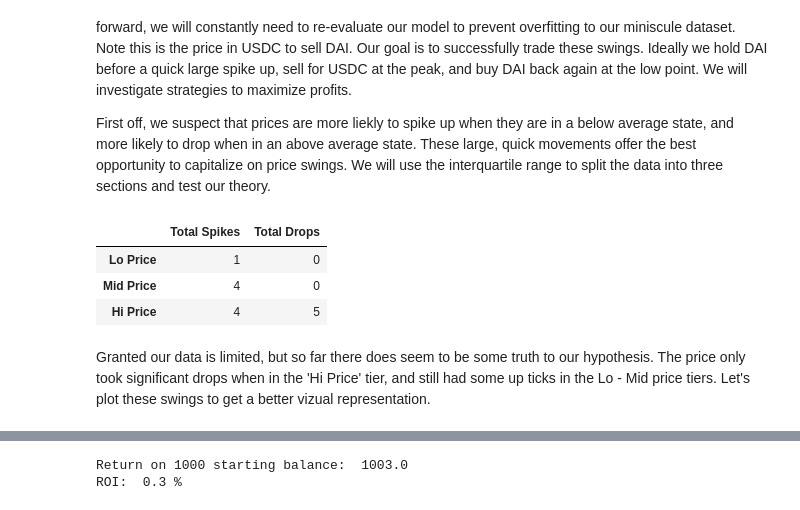
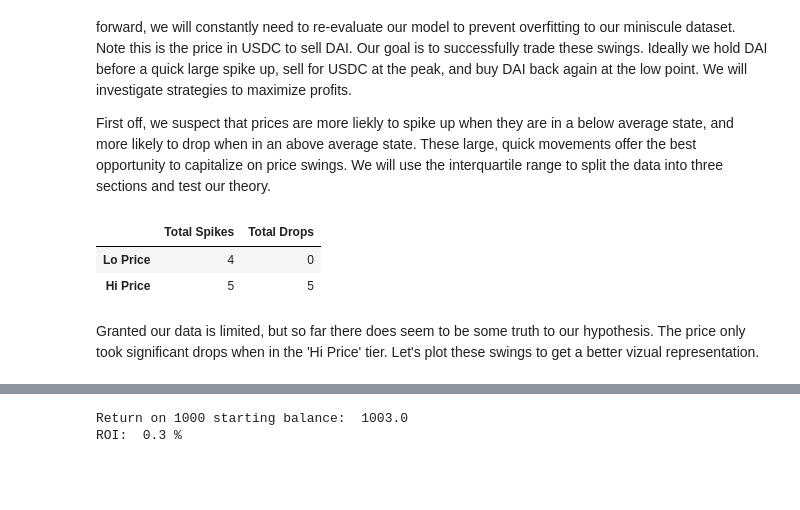
Before and after one commit to db-lab/portfolio, a Jupyter notebook: stablecoins/test_metrics/test_metrics_final.ipynb, the cells around one changed output, grey strips where cells are left out. Cells and saved outputs as stored; diff of their text form; code cells hidden in the pictures; blank space fills up the shorter version.

```diff
--- a/stablecoins/test_metrics/test_metrics_final.ipynb
+++ b/stablecoins/test_metrics/test_metrics_final.ipynb
@@ -119,64 +119,51 @@ Now that our data is in order let's look at a simple timeseries plot of the pric
 
 First off, we suspect that prices are more liekly to spike up when they are in a below average state, and more likely to drop when in an above average state. These large, quick movements offer the best opportunity to capitalize on price swings. We will use the interquartile range to split the data into three sections and test our theory.
 # %%
+# Investigate Swings
 swings = dai.copy()
 
-# # Use Q1 and Q3 quartiles as cutoff points for sell_price
-q1 = swings['price'].quantile(.25)
-q3 = swings['price'].quantile(.75)
+# Use historic average as cutoff
+cutoff = swings['price'].mean()
 
-# Set size of swings to search for
+# Set how large you want to account for on spikes and drops
 spike_size = .003
 
-# shift sell price so we can compare price swings
+# Shift sell price so we can compare obs next to each other
 swings['sell_shifted'] = swings['price'].shift(1)
 
-# Mark price tier lo, mid, or hi, and shift so we can check if it came from a different price zone
-swings['hi_price'] = (swings['price'] > q3).astype(int)
+# Mark price tier lo, mid, or hi, and shift so we can check if it came from a different zone
+swings['hi_price'] = (swings['price'] > cutoff).astype(int)
 swings['hi_price_shifted'] = swings['hi_price'].shift(1)
 
-swings['mid_price'] = ((swings['price'] >= q1) & (swings['price'] <= q3)).astype(int)
-swings['mid_price_shifted'] = swings['mid_price'].shift(1)
-
-swings['lo_price'] = (swings['price'] < q1).astype(int)
+swings['lo_price'] = (swings['price'] <= cutoff).astype(int)
 swings['lo_price_shifted'] = swings['lo_price'].shift(1)
 
 # Filter dataframe for hi prices only or entries where the previous price was hi (just dropped)
 hi_prices = swings[(swings['hi_price'] == 1) | (swings['hi_price_shifted'] == 1)]
 
 # Filter dataframe for hi prices only or entries where the previous price was hi
 hi_prices['big_spike'] = np.where((hi_prices['price'] - hi_prices['sell_shifted'] > spike_size) & (hi_prices['hi_price_shifted'] == 1), 1, 0)
 hi_prices['big_drop'] = np.where((hi_prices['price'] - hi_prices['sell_shifted'] < -spike_size) & (hi_prices['hi_price_shifted'] == 1), 1, 0)
 
 
-# Filter dataframe for mid prices only or entries where the previous price was mid
-mid_prices = swings[(swings['mid_price'] == 1) | (swings['mid_price_shifted'] == 1)]
-
-# Tally spikes and drops, making sure that the price the spike originated form was mid
-mid_prices['big_spike'] = np.where((mid_prices['price'] - mid_prices['sell_shifted'] > spike_size) & (mid_prices['mid_price_shifted'] == 1), 1, 0)
-mid_prices['big_drop'] = np.where((mid_prices['price'] - mid_prices['sell_shifted'] < -spike_size) & (mid_prices['mid_price_shifted'] == 1), 1, 0)
-
 # Filter dataframe for lo prices only or entries where the previous price was lo
 lo_prices = swings[(swings['lo_price'] == 1) | (swings['lo_price_shifted'] == 1)]
 
 # Tally spikes and drops, making sure that the price the spike originated form was lo
 lo_prices['big_spike'] = np.where((lo_prices['price'] - lo_prices['sell_shifted'] > spike_size) & (lo_prices['lo_price_shifted'] == 1), 1, 0)
 lo_prices['big_drop'] = np.where((lo_prices['price'] - lo_prices['sell_shifted'] < -spike_size) & (lo_prices['lo_price_shifted'] == 1), 1, 0)
 
 # Display df showing spikes/drops by price zone
 pd.DataFrame({'Total Spikes': [lo_prices['big_spike'].sum(),
-                              mid_prices['big_spike'].sum(),
-                              hi_prices['big_spike'].sum()],
+                         hi_prices['big_spike'].sum()],
               'Total Drops': [lo_prices['big_drop'].sum(),
-                              mid_prices['big_drop'].sum(),
-                              hi_prices['big_drop'].sum()]}, index = ['Lo Price', 'Mid Price','Hi Price'])
+                        hi_prices['big_drop'].sum()]}, index = ['Lo Price','Hi Price'])
 # %% [output]
 |  | Total Spikes | Total Drops |
-| Lo Price | 1 | 0 |
-| Mid Price | 4 | 0 |
-| Hi Price | 4 | 5 |
+| Lo Price | 4 | 0 |
+| Hi Price | 5 | 5 |
 # %% [markdown]
-Granted our data is limited, but so far there does seem to be some truth to our hypothesis. The price only took significant drops when in the 'Hi Price' tier, and still had some up ticks in the Lo - Mid price tiers. Let's plot these swings to get a better vizual representation.
+Granted our data is limited, but so far there does seem to be some truth to our hypothesis. The price only took significant drops when in the 'Hi Price' tier. Let's plot these swings to get a better vizual representation.
 # %%
 # Retrieve the index previous to all spikes/drops (where the spike/drop originated from) to plot
 lo_spikes = [x - 1 for x in lo_prices[lo_prices['big_spike']==1].index]
```
Also changed, not shown: parts of 3 cells of this notebook.
